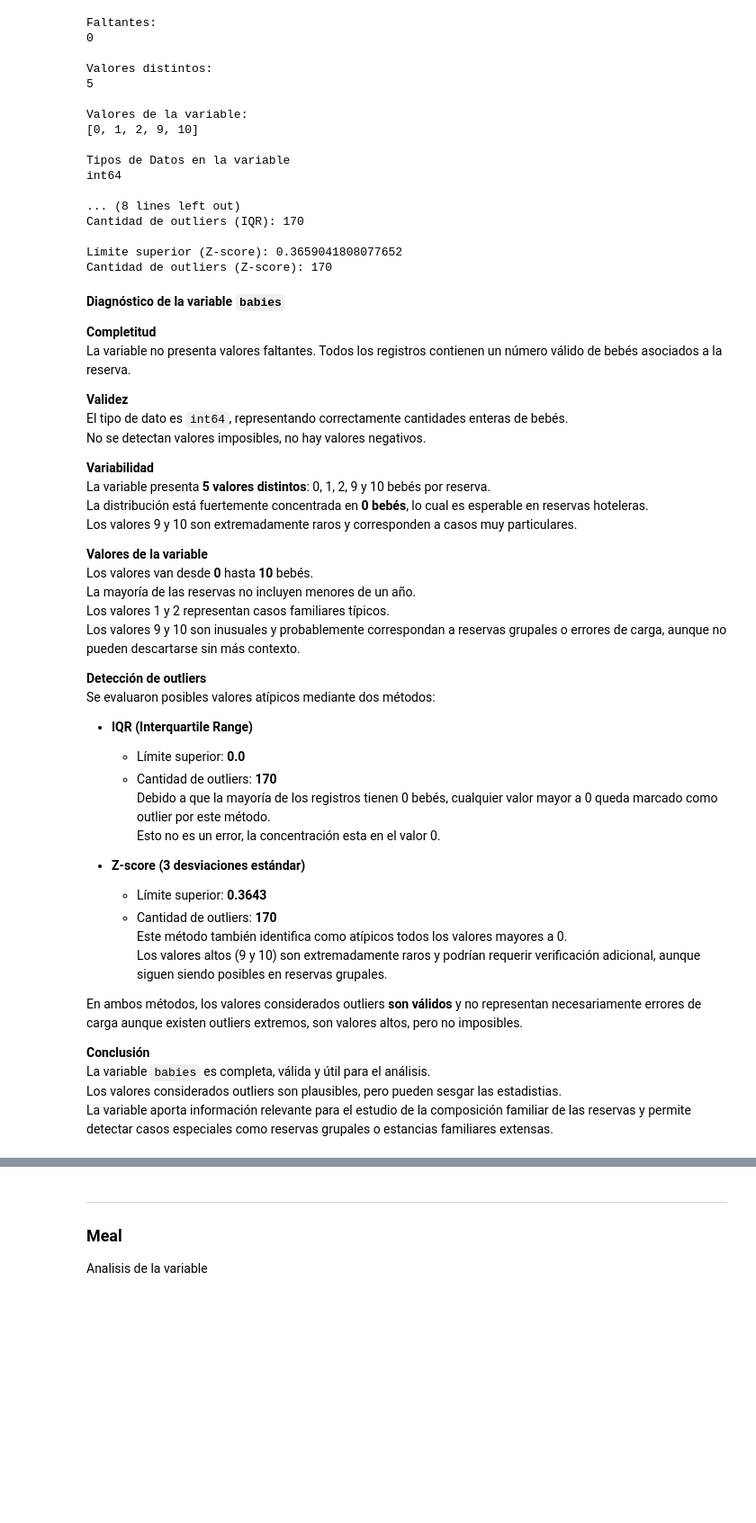
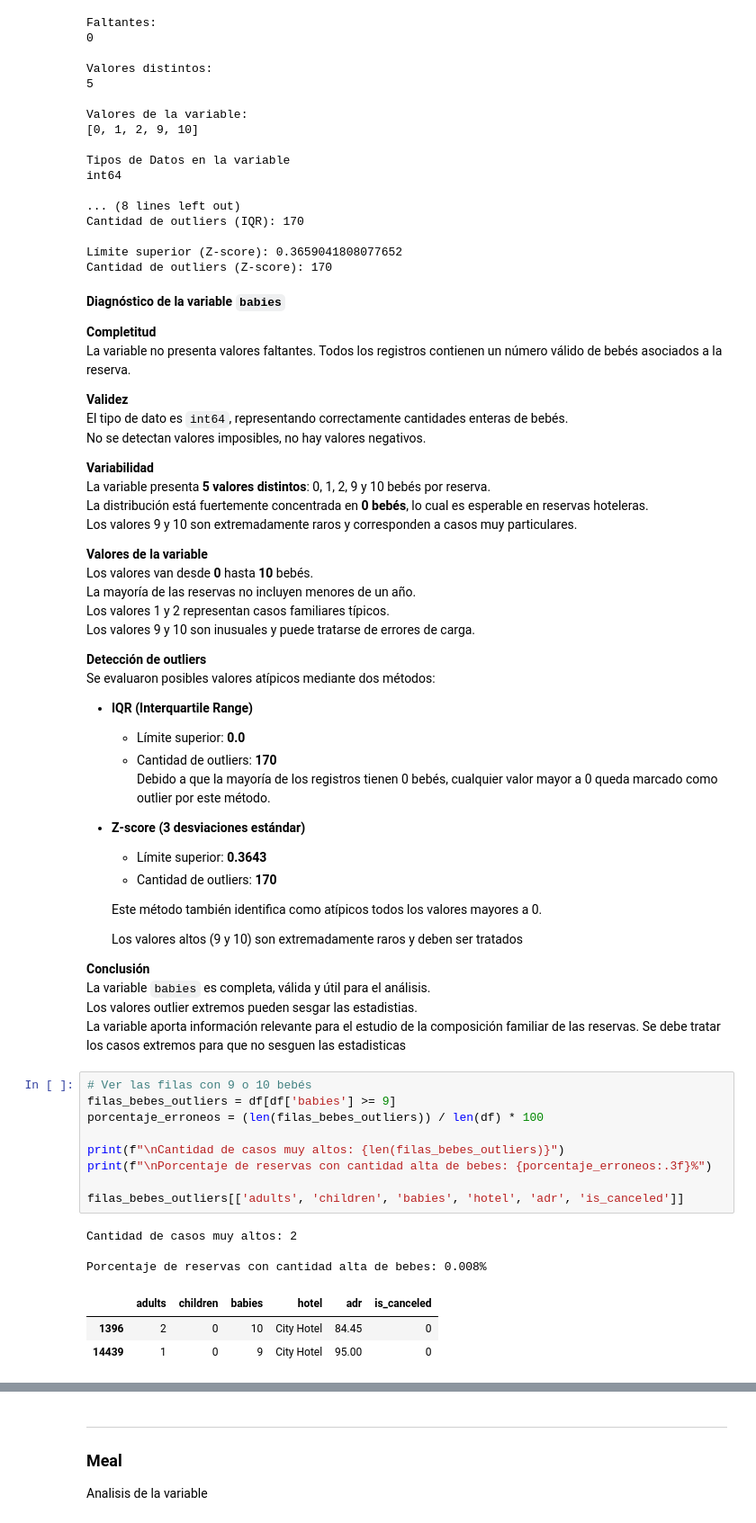
Before and after one commit to MatiasManuelCarro/UTN-TUPAD-Analisis_Datos_TPI, a Jupyter notebook: 5_TPI - Semana 5 - Entrega 2/Matias Carro y Hugo Catalan - Analisis de Datos - TPI - Semana 5 - Entrega 2 .ipynb, the cells around one changed output, grey strips where cells are left out. Shown at 90% size. Cells and saved outputs as stored; diff of their text form; blank space fills up the shorter version.

```diff
--- a/5_TPI - Semana 5 - Entrega 2/Matias Carro y Hugo Catalan - Analisis de Datos - TPI - Semana 5 - Entrega 2 .ipynb
+++ b/5_TPI - Semana 5 - Entrega 2/Matias Carro y Hugo Catalan - Analisis de Datos - TPI - Semana 5 - Entrega 2 .ipynb
@@ -1572,7 +1572,7 @@ Los valores 9 y 10 son extremadamente raros y corresponden a casos muy particula
 Los valores van desde **0** hasta **10** bebés.
 La mayoría de las reservas no incluyen menores de un año.
 Los valores 1 y 2 representan casos familiares típicos.
-Los valores 9 y 10 son inusuales y probablemente correspondan a reservas grupales o errores de carga, aunque no pueden descartarse sin más contexto.
+Los valores 9 y 10 son inusuales y puede tratarse de errores de carga.
 
 **Detección de outliers**
 Se evaluaron posibles valores atípicos mediante dos métodos:
@@ -1581,17 +1581,35 @@ Se evaluaron posibles valores atípicos mediante dos métodos:
   - Límite superior: **0.0**
   - Cantidad de outliers: **170**
   Debido a que la mayoría de los registros tienen 0 bebés, cualquier valor mayor a 0 queda marcado como outlier por este método.
-  Esto no es un error, la concentración esta en el valor 0.
+
 
 - **Z-score (3 desviaciones estándar)**
   - Límite superior: **0.3643**
   - Cantidad de outliers: **170**
+
   Este método también identifica como atípicos todos los valores mayores a 0.
-  Los valores altos (9 y 10) son extremadamente raros y podrían requerir verificación adicional, aunque siguen siendo posibles en reservas grupales.
 
-En ambos métodos, los valores considerados outliers **son válidos** y no representan necesariamente errores de carga aunque existen outliers extremos, son valores altos, pero no imposibles.
+  Los valores altos (9 y 10) son extremadamente raros y deben ser tratados
+
+
 
 **Conclusión**
 La variable `babies` es completa, válida y útil para el análisis.
-Los valores considerados outliers son plausibles, pero pueden sesgar las estadistias.
-La variable aporta información relevante para el estudio de la composición familiar de las reservas y permite detectar casos especiales como reservas grupales o estancias familiares extensas.
+Los valores outlier extremos pueden sesgar las estadistias.
+La variable aporta información relevante para el estudio de la composición familiar de las reservas. Se debe tratar los casos extremos para que no sesguen las estadisticas
+# %%
+# Ver las filas con 9 o 10 bebés
+filas_bebes_outliers = df[df['babies'] >= 9]
+porcentaje_erroneos = (len(filas_bebes_outliers)) / len(df) * 100
+
+print(f"\nCantidad de casos muy altos: {len(filas_bebes_outliers)}")
+print(f"\nPorcentaje de reservas con cantidad alta de bebes: {porcentaje_erroneos:.3f}%")
+
+filas_bebes_outliers[['adults', 'children', 'babies', 'hotel', 'adr', 'is_canceled']]
+# %% [output]
+Cantidad de casos muy altos: 2
+
+Porcentaje de reservas con cantidad alta de bebes: 0.008%
+|  | adults | children | babies | hotel | adr | is_canceled |
+| 1396 | 2 | 0 | 10 | City Hotel | 84.45 | 0 |
+| 14439 | 1 | 0 | 9 | City Hotel | 95.00 | 0 |
```
Also changed, not shown: parts of 28 cells of this notebook.
